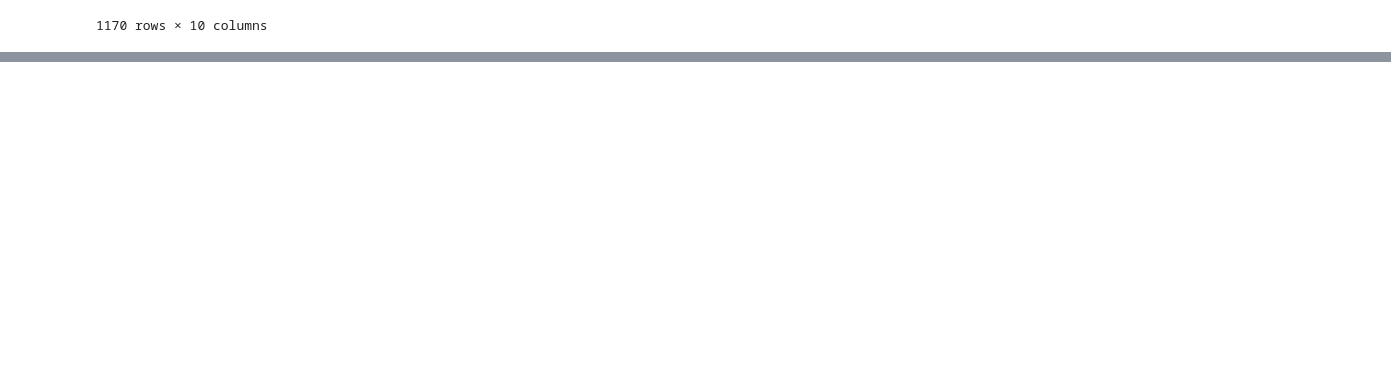
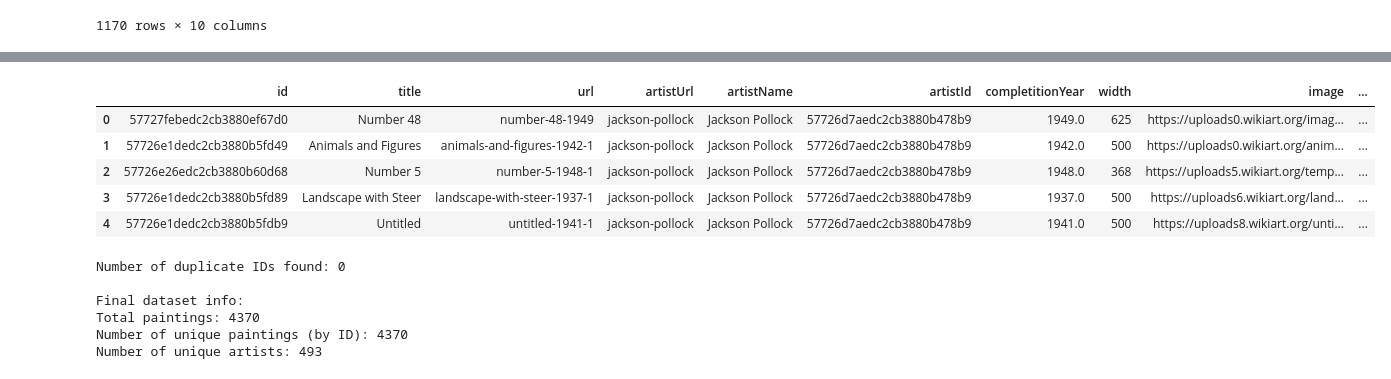
Before and after one commit to piiop/final_project, a Jupyter notebook: data_collection_wikiart.ipynb, the cells around one changed output, grey strips where cells are left out. Cells and saved outputs as stored; diff of their text form; code cells hidden in the pictures; blank space fills up the shorter version.

```diff
--- a/data_collection_wikiart.ipynb
+++ b/data_collection_wikiart.ipynb
@@ -692,0 +793,37 @@ wiki_art_final = pd.to_csv("wiki_art_final.csv", index=False)
+# %%
+artworks_df.head()
+# %% [output]
+|  | id | title | url | artistUrl | artistName | artistId | completitionYear | width | image | ... |
+| 0 | 57727febedc2cb3880ef67d0 | Number 48 | number-48-1949 | jackson-pollock | Jackson Pollock | 57726d7aedc2cb3880b478b9 | 1949.0 | 625 | https://uploads0.wikiart.org/imag... | ... |
+| 1 | 57726e1dedc2cb3880b5fd49 | Animals and Figures | animals-and-figures-1942-1 | jackson-pollock | Jackson Pollock | 57726d7aedc2cb3880b478b9 | 1942.0 | 500 | https://uploads0.wikiart.org/anim... | ... |
+| 2 | 57726e26edc2cb3880b60d68 | Number 5 | number-5-1948-1 | jackson-pollock | Jackson Pollock | 57726d7aedc2cb3880b478b9 | 1948.0 | 368 | https://uploads5.wikiart.org/temp... | ... |
+| 3 | 57726e1dedc2cb3880b5fd89 | Landscape with Steer | landscape-with-steer-1937-1 | jackson-pollock | Jackson Pollock | 57726d7aedc2cb3880b478b9 | 1937.0 | 500 | https://uploads6.wikiart.org/land... | ... |
+| 4 | 57726e1dedc2cb3880b5fdb9 | Untitled | untitled-1941-1 | jackson-pollock | Jackson Pollock | 57726d7aedc2cb3880b478b9 | 1941.0 | 500 | https://uploads8.wikiart.org/unti... | ... |
+# %%
+# Concatenate artwork_list with most_visited_df
+combined_artwork_list = pd.concat([artworks_df, most_visited_df], ignore_index=True)
+
+# Check for duplicates in the 'id' column
+duplicate_ids = combined_artwork_list[combined_artwork_list['id'].duplicated()]
+print(f"Number of duplicate IDs found: {len(duplicate_ids)}")
+
+# Remove duplicates keeping the first occurrence
+combined_artwork_list = combined_artwork_list.drop_duplicates(subset=['id'], keep='first')
+
+# Print verification info
+print("\nFinal dataset info:")
+print(f"Total paintings: {len(combined_artwork_list)}")
+print(f"Number of unique paintings (by ID): {combined_artwork_list['id'].nunique()}")
+print(f"Number of unique artists: {combined_artwork_list['artistId'].nunique()}")
+
+# Optional: look at some of the duplicates that were found
+if len(duplicate_ids) > 0:
+    print("\nExample of duplicates that were removed:")
+    print(duplicate_ids[['id', 'title', 'artistName']].head())
+# %% [output]
+Number of duplicate IDs found: 0
+
+Final dataset info:
+Total paintings: 4370
+Number of unique paintings (by ID): 4370
+Number of unique artists: 493
```
Also changed, not shown: parts of 16 cells of this notebook, 5 other files.
